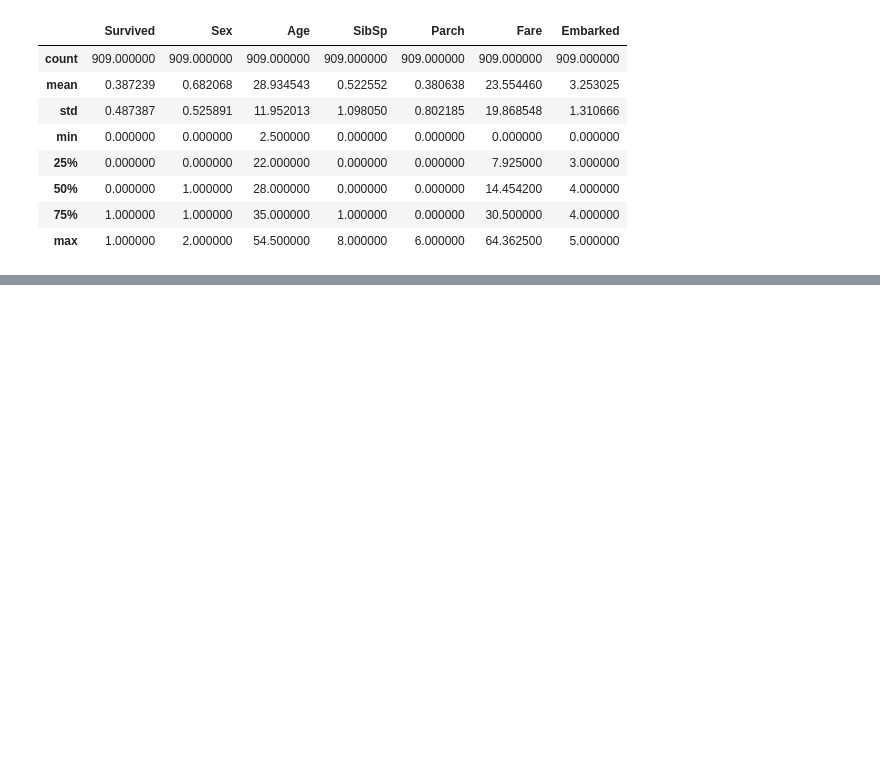
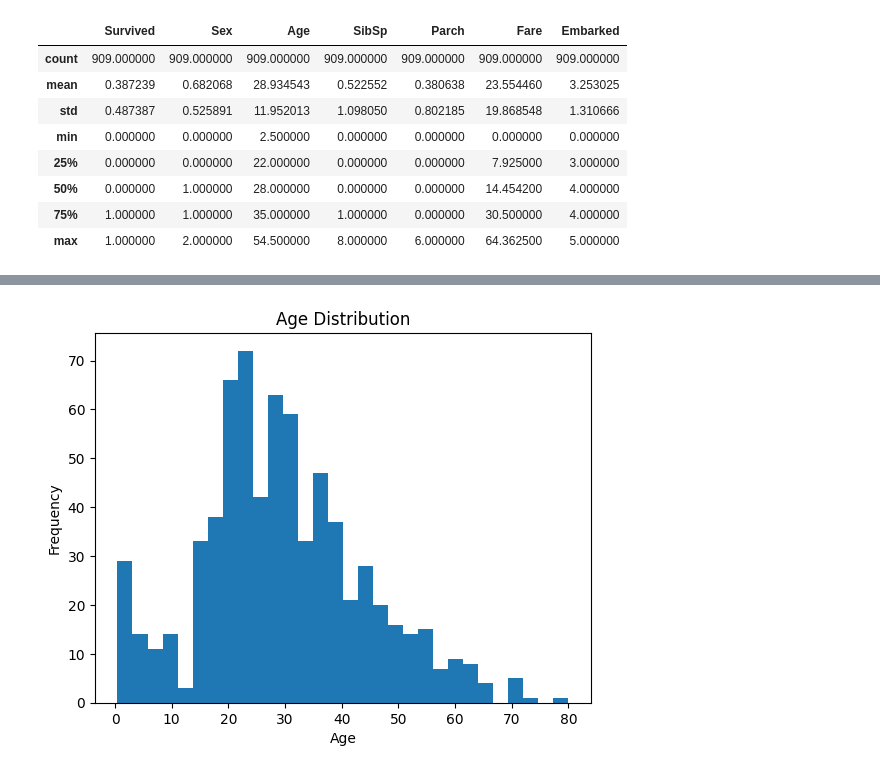
Before and after one commit to softwareWCU/Data-Preprocessing-for-ML-using-Titanic-Dataset, a Jupyter notebook: Titanic_Full_Data_Cleaning_Assignment.ipynb, the cells around one changed output, grey strips where cells are left out. Saved outputs shown, nothing was run; the diff lists cells and outputs as text; code cells hidden in the pictures; blank space fills up the shorter version.

```diff
--- a/Titanic_Full_Data_Cleaning_Assignment.ipynb
+++ b/Titanic_Full_Data_Cleaning_Assignment.ipynb
@@ -189,0 +200,7 @@ print("✅ File saved as titanic_cleaned.csv")
+# %%
+df['Age'].plot(kind='hist', bins=30)
+plt.title("Age Distribution")
+plt.xlabel("Age")
+plt.show()
+# %% [output]
+[figure, added]
```
Also changed, not shown: parts of 48 cells of this notebook.
